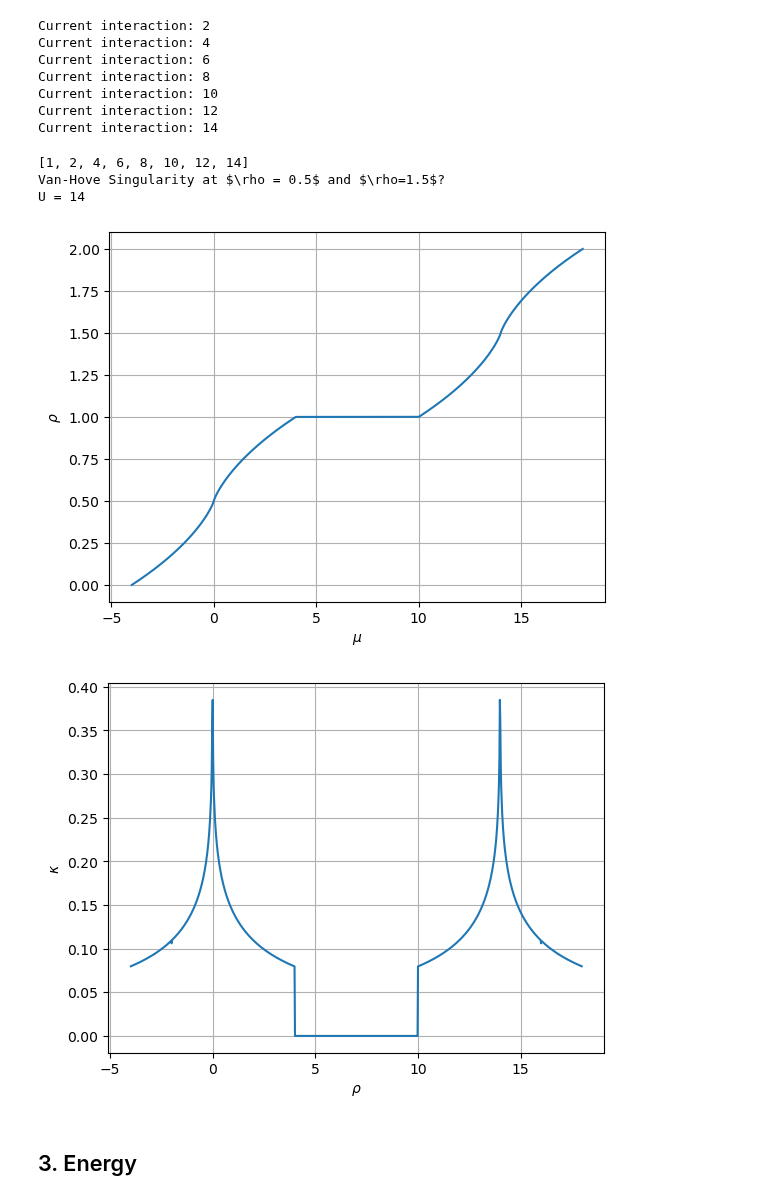
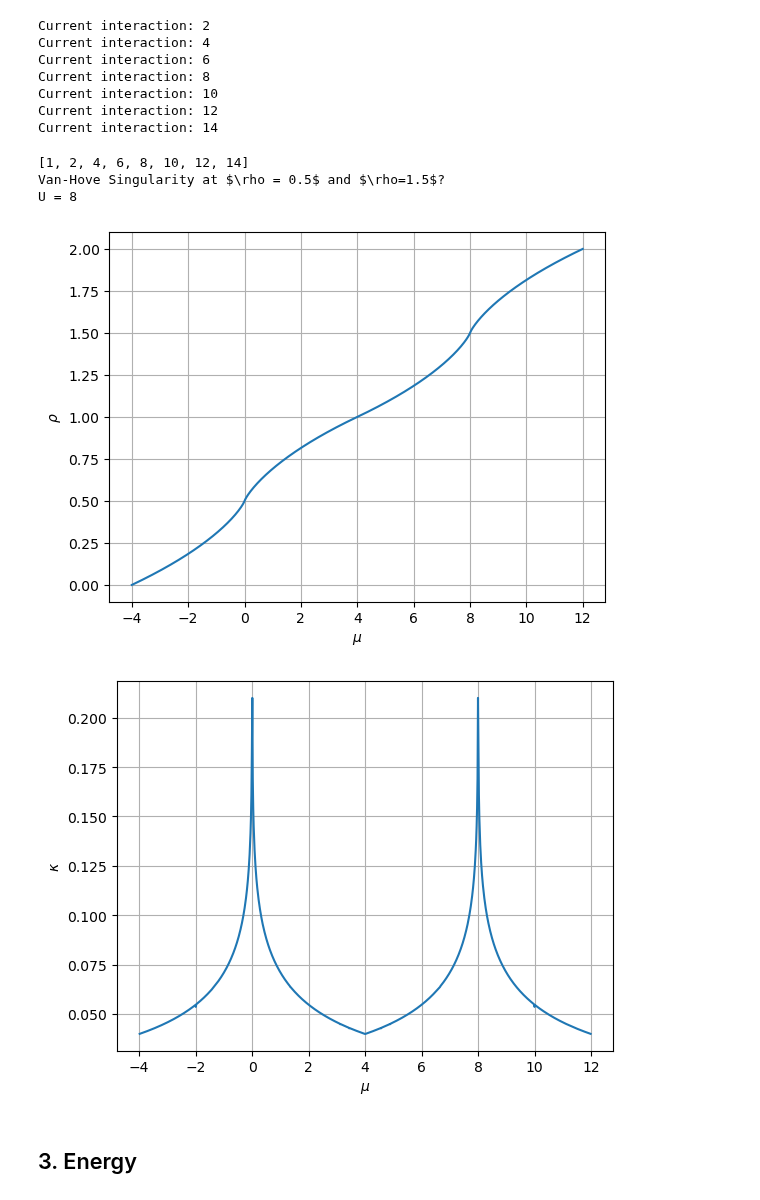
Before and after one commit to janjhch/bachelorthesis, a Jupyter notebook: ground_state/gs_chem_pot_energy_2D.ipynb, the cells around one changed output. Drawn from its saved outputs; the diff is of its cells as text; code cells hidden in the pictures.

```diff
--- a/ground_state/gs_chem_pot_energy_2D.ipynb
+++ b/ground_state/gs_chem_pot_energy_2D.ipynb
@@ -161,11 +159,12 @@ def DOS_2D(E):
     full_DOS = int_value[0] / (2 * np.pi**2 * t)
     return full_DOS
 
+# CHECK FACTOR 1/2!
 def kappa_2d(mu, U):
     if U >= 0:
-        return DOS_2D(mu) + DOS_2D(mu - U)
+        return (DOS_2D(mu) + DOS_2D(mu - U)) / 2
     else:
-        return 2 * DOS_2D(mu - U/2)
+        return DOS_2D(mu - U/2)
 
 
 kappa_values_2d = []
@@ -193,18 +192,18 @@ Current interaction: 12
 Current interaction: 14
 # %%
 print(U_values_2d)
-U_index = 7
+U_index = 4
 print('Van-Hove Singularity at', r'$\rho = 0.5$', 'and', r'$\rho=1.5$?')
 print(f'U = {U_values_2d[U_index]}')
 one_plot(mu_arrays_2d[U_index], rho_arrays_2d[U_index], r'$\mu$', r'$\rho$')
-one_plot(mu_arrays_2d[U_index][1:-1], kappa_values_2d[U_index][1:-1], r'$\rho$', r'$\kappa$')
+one_plot(mu_arrays_2d[U_index][1:-1], kappa_values_2d[U_index][1:-1], r'$\mu$', r'$\kappa$')
 
 #many_plots(U_values_2d, mu_arrays_2d, kappa_values_2d, r'$\mu$', r'$\kappa$')
 # %% [output]
 [1, 2, 4, 6, 8, 10, 12, 14]
 Van-Hove Singularity at $\rho = 0.5$ and $\rho=1.5$?
-U = 14
+U = 8
-[figure, old version]
+[figure, new version]
-[figure, old version]
+[figure, new version]
 # %% [markdown]
 ## 3. Energy
```
Also changed, not shown: parts of 9 cells of this notebook.
